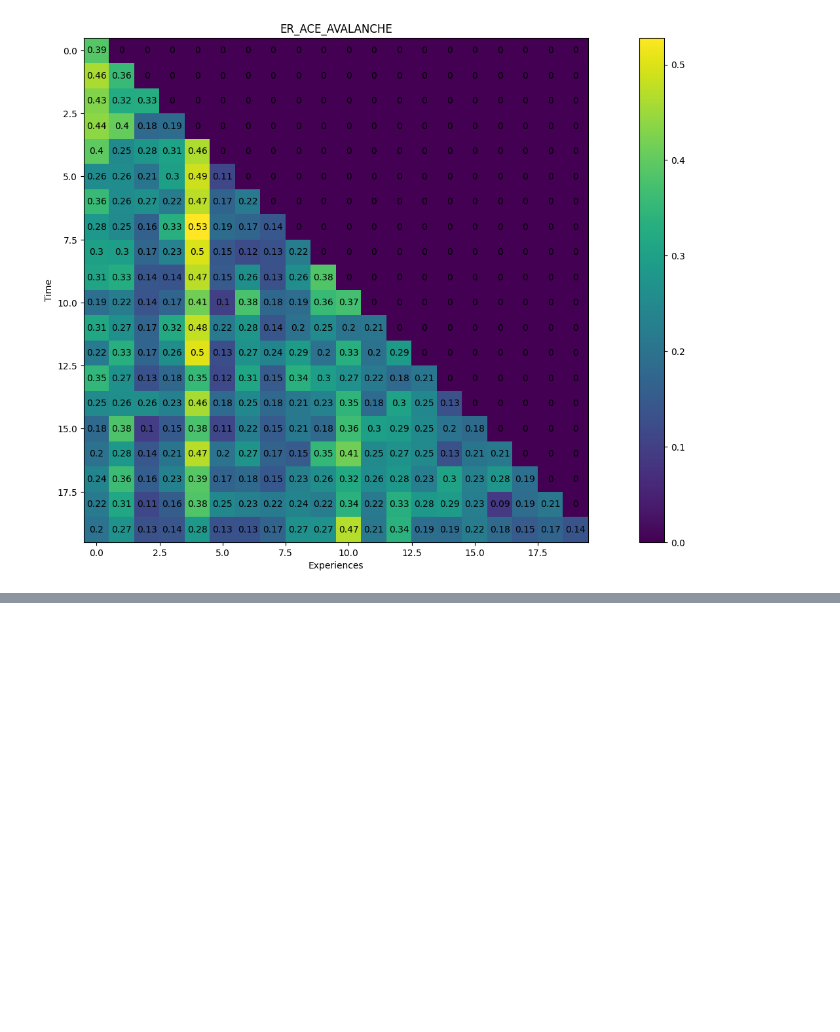
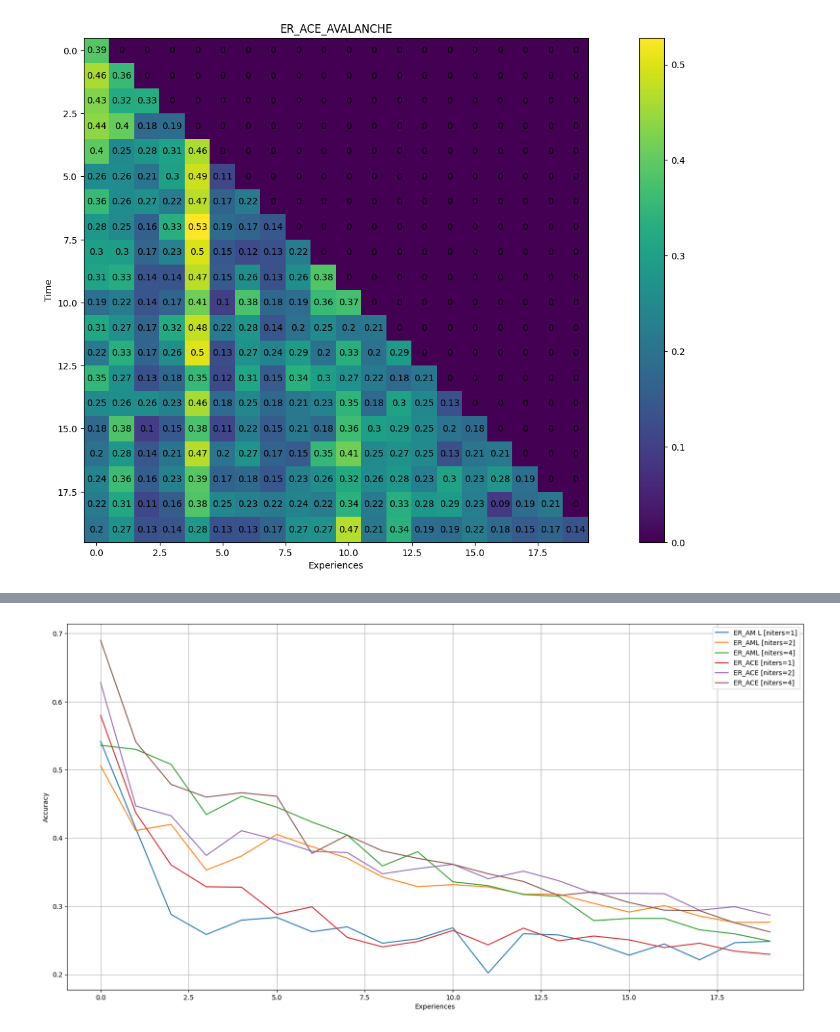
Before and after one commit to GeremiaPompei/asymmetric_er, a Jupyter notebook: results_analysis.ipynb, the cells around one changed output, grey strips where cells are left out. Saved outputs shown, nothing was run; the diff lists cells and outputs as text; code cells hidden in the pictures; blank space fills up the shorter version.

Commit message:
niters_results on notebook

```diff
--- a/results_analysis.ipynb
+++ b/results_analysis.ipynb
@@ -150,0 +155,11 @@ Making a comparison with the original paper ER_AML is slightly worse in performa
+# %%
+with open('niters_results.json') as file:
+    niters_results = json.load(file)
+# %%
+niters_test_results = {}
+to_perc = lambda x: f'{round(x * 100, 2)} %'
+
+for k, v in niters_results.items():
+    niters_test_results[k] = dict(AAA=to_perc(v['AAA']), accuracy=to_perc(v['accuracy']), **json.loads(v['hyperparams']))
+
+pd.DataFrame(niters_test_results)
@@ -150,0 +179,10 @@ Making a comparison with the original paper ER_AML is slightly worse in performa
+# %%
+accuracy_over_exp = {k: [sum(x.values()) / len(x.values()) for x in v['info']] for k, v in niters_results.items()}
+
+plot(
+    accuracy_over_exp,
+    xlabel='Experiences',
+    ylabel='Accuracy'
+)
+# %% [output]
+[figure, added]
```
Also changed, not shown: parts of 8 cells of this notebook.
